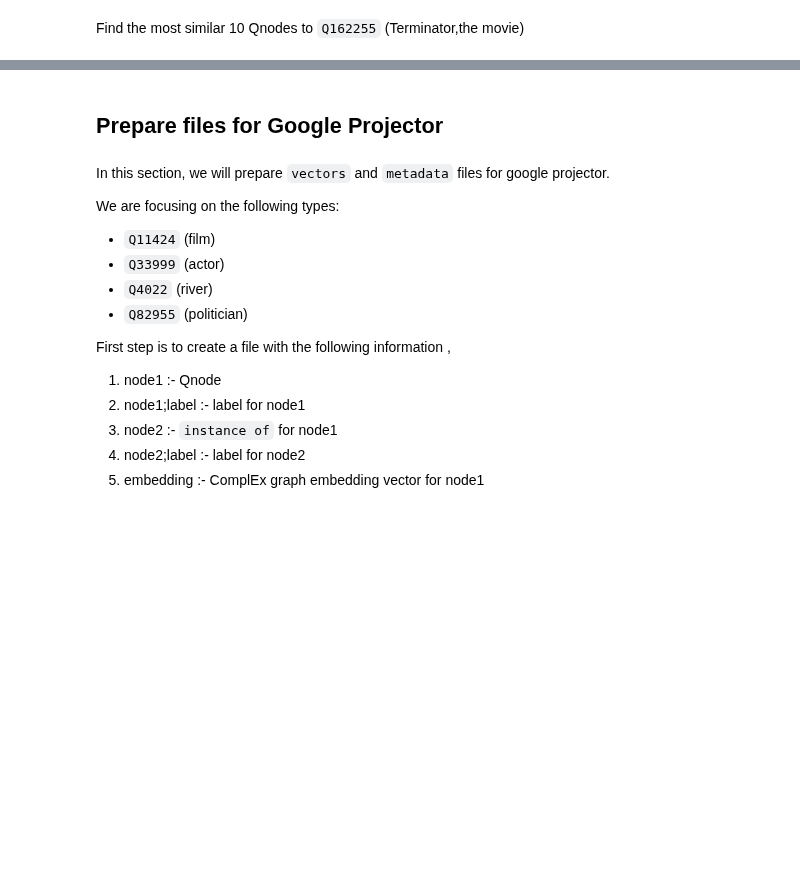
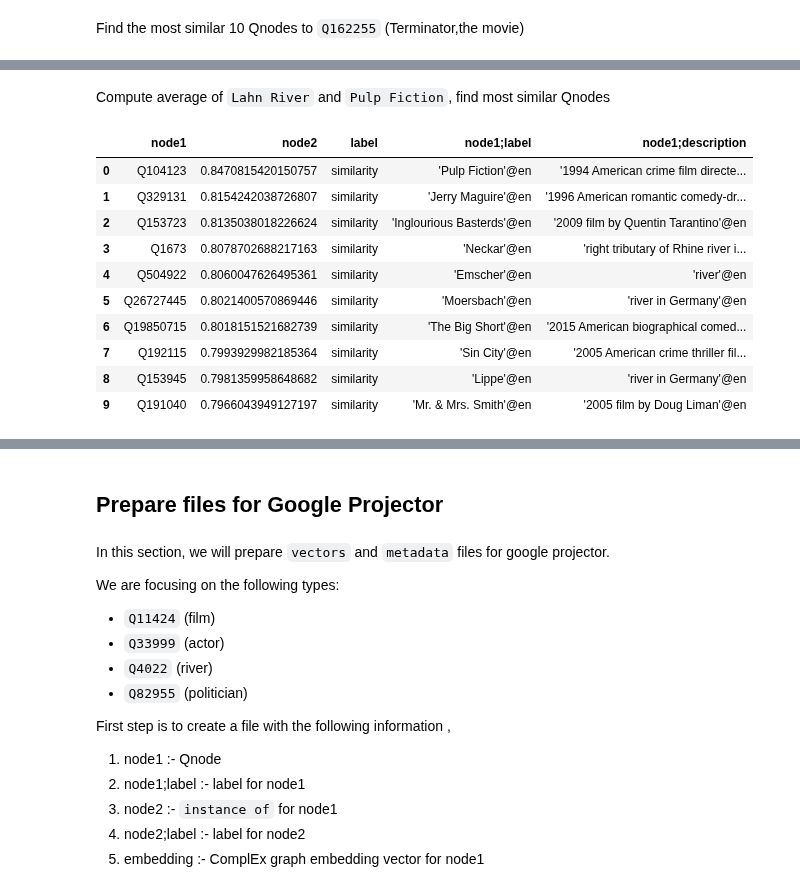
Before and after one commit to usc-isi-i2/kgtk-notebooks, a Jupyter notebook: tutorial/kg-graph-embeddings.ipynb, the cells around one changed output, grey strips where cells are left out. Drawn from its saved outputs; the diff is of its cells as text; code cells hidden in the pictures; blank space fills up the shorter version.

```diff
--- a/tutorial/kg-graph-embeddings.ipynb
+++ b/tutorial/kg-graph-embeddings.ipynb
@@ -224,0 +249,17 @@ kgtk_most_similar(ge_vectors, positive=['Q162255'], kg_path = os.environ['TEMP']
+# %% [markdown]
+Compute average of `Lahn River` and `Pulp Fiction`, find most similar Qnodes
+# %%
+aver = np.mean([v3, v4], axis=0)
+kgtk_most_similar(ge_vectors, positive=aver, kg_path = os.environ['TEMP'], topn=10)
+# %% [output]
+|  | node1 | node2 | label | node1;label | node1;description |
+| 0 | Q104123 | 0.8470815420150757 | similarity | 'Pulp Fiction'@en | '1994 American crime film directe... |
+| 1 | Q329131 | 0.8154242038726807 | similarity | 'Jerry Maguire'@en | '1996 American romantic comedy-dr... |
+| 2 | Q153723 | 0.8135038018226624 | similarity | 'Inglourious Basterds'@en | '2009 film by Quentin Tarantino'@en |
+| 3 | Q1673 | 0.8078702688217163 | similarity | 'Neckar'@en | 'right tributary of Rhine river i... |
+| 4 | Q504922 | 0.8060047626495361 | similarity | 'Emscher'@en | 'river'@en |
+| 5 | Q26727445 | 0.8021400570869446 | similarity | 'Moersbach'@en | 'river in Germany'@en |
+| 6 | Q19850715 | 0.8018151521682739 | similarity | 'The Big Short'@en | '2015 American biographical comed... |
+| 7 | Q192115 | 0.7993929982185364 | similarity | 'Sin City'@en | '2005 American crime thriller fil... |
+| 8 | Q153945 | 0.7981359958648682 | similarity | 'Lippe'@en | 'river in Germany'@en |
+| 9 | Q191040 | 0.7966043949127197 | similarity | 'Mr. & Mrs. Smith'@en | '2005 film by Doug Liman'@en |
```
Also changed, not shown: parts of 10 cells of this notebook.
